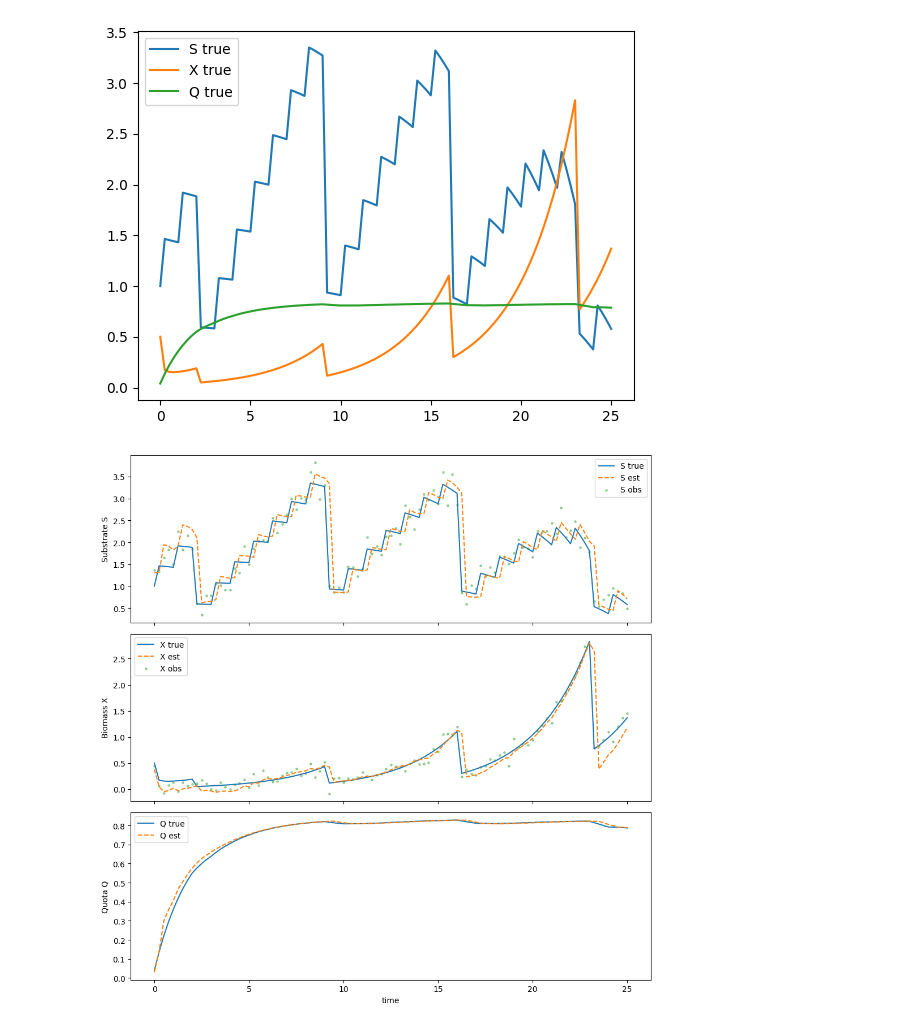
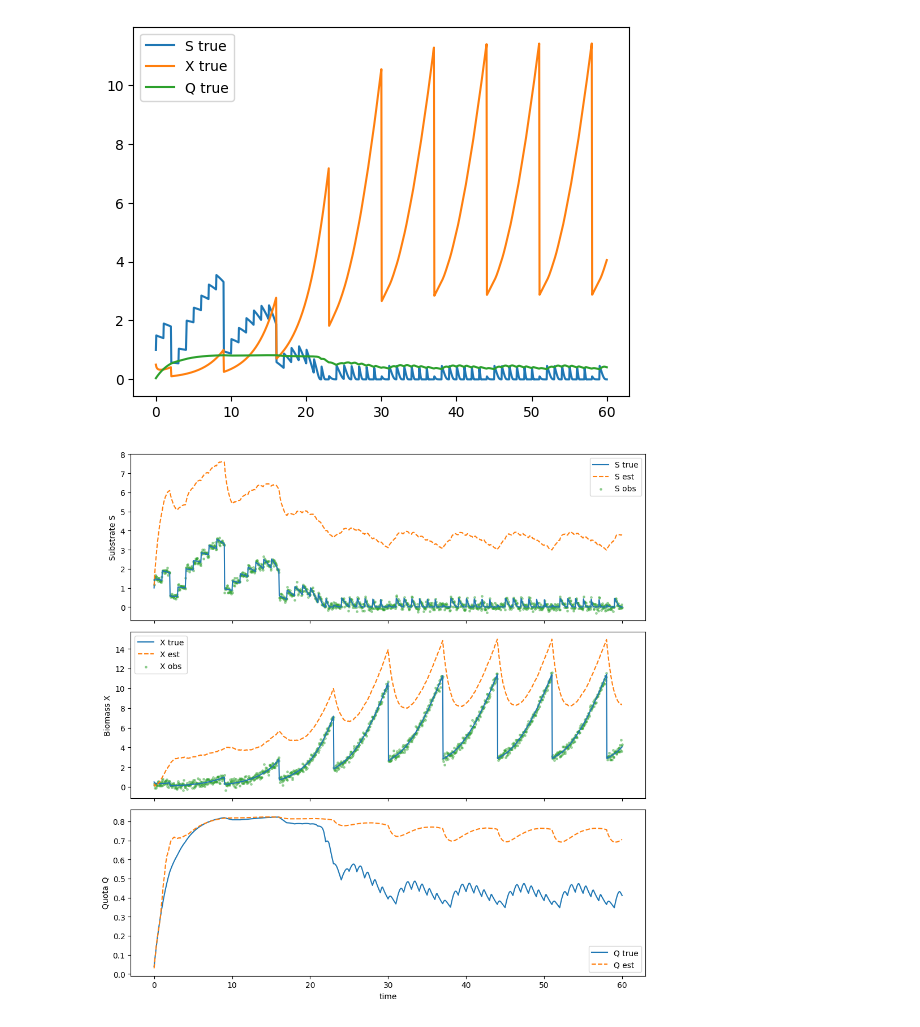
Before and after one commit to jakobatgithub/pykalman, a Jupyter notebook: DroopModel.ipynb, the cells around one changed output. Drawn from its saved outputs; the diff is of its cells as text; code cells hidden in the pictures.

```diff
--- a/DroopModel.ipynb
+++ b/DroopModel.ipynb
@@ -9,8 +9,8 @@ from pykalman import UnscentedKalmanFilter
 np.random.seed(1)
 
 # Simulation time
-dt = 0.25
-T = 25.0
+dt = 0.05
+T = 60.0
 times = np.arange(0, T + dt, dt)
 n_steps = len(times)
 
@@ -50,34 +50,34 @@ def apply_pulses(state, t):
     if ((t % feed_period) < dt) or np.isclose((t % feed_period), 0.0, atol=dt/2):
         S = S + feed_amplitude
     # Harvest pulse
     if (((t - harvest_phase) % harvest_period) < dt) or np.isclose(((t - harvest_phase) % harvest_period), 0.0, atol=dt/2):
         X = X - harvested_fraction * X
         S = S - harvested_fraction * S
     return np.array([S, X, Q])
 
 def simulate_true(x0):
     traj = np.zeros((n_steps, 3))
     traj[0] = x0.copy()
     for k in range(1, n_steps):
         t_prev = times[k-1]
         x = traj[k-1].copy()
         # apply pulses at the start of the step
         x = apply_pulses(x, t_prev)
         # Euler integration
         x = x + dt * droop_rhs(x)
         traj[k] = x
     return traj
 
 x0_true = np.array([1.0, 0.5, 0.04])   # [S, X, Q]
 true_traj = simulate_true(x0_true)
 
 plt.plot(times, true_traj[:, 0], label='S true', color='C0')
 plt.plot(times, true_traj[:, 1], label='X true', color='C1')
 plt.plot(times, true_traj[:, 2], label='Q true', color='C2')
 plt.legend()
 plt.show()
 # %% [output]
-[figure, old version]
+[figure, new version]
 # %%
 import numpy as np
 
@@ -108,8 +108,8 @@ jump_offsets = make_jump_offsets_from_traj(true_traj, times, apply_pulses)
 
 # Observations: measure S and X
 meas_dim = 2
-R_S = 0.05   # variance
-R_X = 0.01
+R_S = 0.01   # variance
+R_X = 0.05
 
 R = np.diag([R_S, R_X])
 zs = np.zeros((n_steps, meas_dim))
@@ -132,13 +132,14 @@ R = np.diag([R_S, R_X])
 # Create a list of transition and observation functions, one per time step.
 # transition_functions[t] is used to go from time t to t+1, so length = n_steps - 1
 transition_functions = []
-for k in range(n_steps - 1):
+for k in range(n_steps):
     t = times[k]
     def make_f(t_local):
         def f(state, noise):
             # integrate dt, then add process noise.
             x = state.copy()
-            # x = apply_pulses(x, t_local)
+            x = apply_pulses(x, t_local)
+            # x = x + jump_offsets[k]  # apply jump offset for transition k -> k+1
             x = x + dt * droop_rhs(x)
             # additive noise (assumed to be same shape as state)
             return x + noise
@@ -174,12 +175,12 @@ ukf = UnscentedKalmanFilter(
     initial_mean,
     initial_cov,
     random_state=0,
-    jump_offsets=jump_offsets
+    transition_inputs=None,
+    jump_offsets=None
 )
 
 # Run the filter
 filtered_means, filtered_covs = ukf.filter(zs)
-
 
 estimates = filtered_means  # shape (n_steps, 3)
 
@@ -202,7 +203,7 @@ axs[2].set_ylabel('Quota Q'); axs[2].set_xlabel('time'); axs[2].legend()
 plt.tight_layout()
 plt.show()
 # %% [output]
-[figure, old version]
+[figure, new version]
 # %%
 import numpy as np
 import matplotlib.pyplot as plt
```
Also changed, not shown: parts of 1 cell of this notebook.
